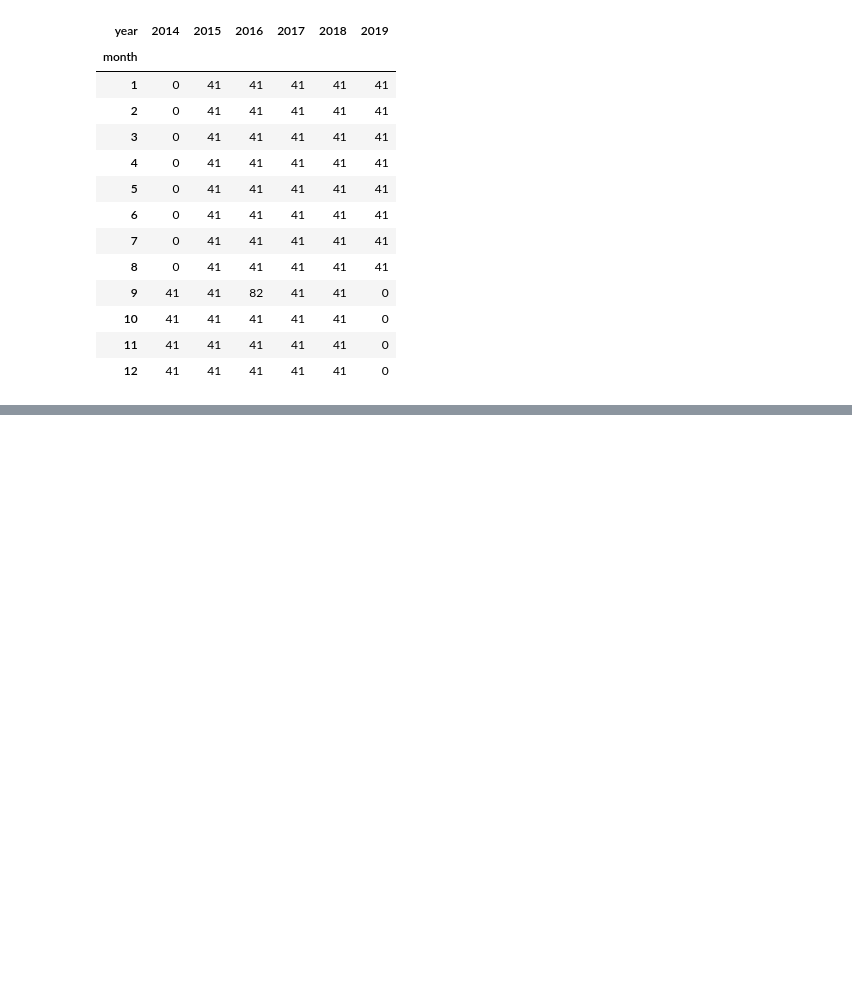
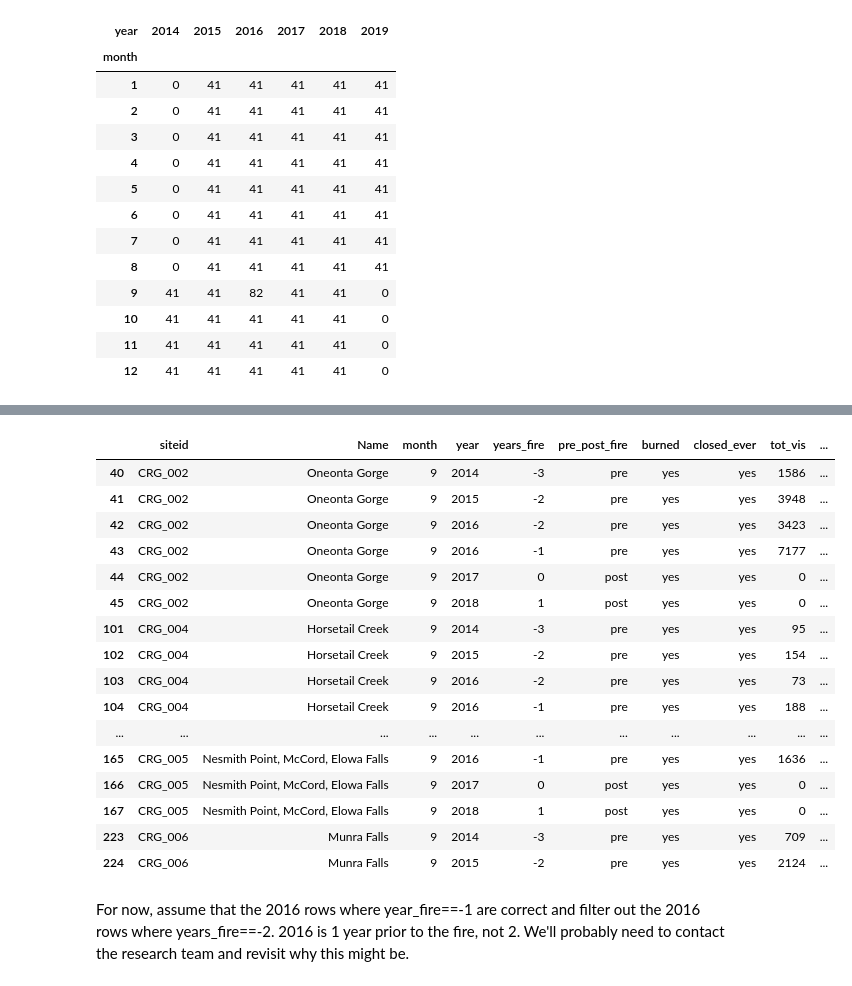
Before and after one commit to efpelletier/sparksandrec, a Jupyter notebook: data_exploration.ipynb, the cells around one changed output, grey strips where cells are left out. Saved outputs shown, nothing was run; the diff lists cells and outputs as text; code cells hidden in the pictures; blank space fills up the shorter version.

```diff
--- a/data_exploration.ipynb
+++ b/data_exploration.ipynb
@@ -128,0 +160,22 @@ pd.crosstab(v['month'], v['year'])
+# %%
+v[(v["month"]==9)].head(20)
+# %% [output]
+|  | siteid | Name | month | year | years_fire | pre_post_fire | burned | closed_ever | tot_vis | ... |
+| 40 | CRG_002 | Oneonta Gorge | 9 | 2014 | -3 | pre | yes | yes | 1586 | ... |
+| 41 | CRG_002 | Oneonta Gorge | 9 | 2015 | -2 | pre | yes | yes | 3948 | ... |
+| 42 | CRG_002 | Oneonta Gorge | 9 | 2016 | -2 | pre | yes | yes | 3423 | ... |
+| 43 | CRG_002 | Oneonta Gorge | 9 | 2016 | -1 | pre | yes | yes | 7177 | ... |
+| 44 | CRG_002 | Oneonta Gorge | 9 | 2017 | 0 | post | yes | yes | 0 | ... |
+| 45 | CRG_002 | Oneonta Gorge | 9 | 2018 | 1 | post | yes | yes | 0 | ... |
+| 101 | CRG_004 | Horsetail Creek | 9 | 2014 | -3 | pre | yes | yes | 95 | ... |
+| 102 | CRG_004 | Horsetail Creek | 9 | 2015 | -2 | pre | yes | yes | 154 | ... |
+| 103 | CRG_004 | Horsetail Creek | 9 | 2016 | -2 | pre | yes | yes | 73 | ... |
+| 104 | CRG_004 | Horsetail Creek | 9 | 2016 | -1 | pre | yes | yes | 188 | ... |
+| ... | ... | ... | ... | ... | ... | ... | ... | ... | ... | ... |
+| 165 | CRG_005 | Nesmith Point, McCord, Elowa Falls | 9 | 2016 | -1 | pre | yes | yes | 1636 | ... |
+| 166 | CRG_005 | Nesmith Point, McCord, Elowa Falls | 9 | 2017 | 0 | post | yes | yes | 0 | ... |
+| 167 | CRG_005 | Nesmith Point, McCord, Elowa Falls | 9 | 2018 | 1 | post | yes | yes | 0 | ... |
+| 223 | CRG_006 | Munra Falls | 9 | 2014 | -3 | pre | yes | yes | 709 | ... |
+| 224 | CRG_006 | Munra Falls | 9 | 2015 | -2 | pre | yes | yes | 2124 | ... |
+# %% [markdown]
+For now, assume that the 2016 rows where year_fire==-1 are correct and filter out the 2016 rows where years_fire==-2. 2016 is 1 year prior to the fire, not 2. We'll probably need to contact the research team and revisit why this might be.
```
Also changed, not shown: parts of 42 cells of this notebook.
